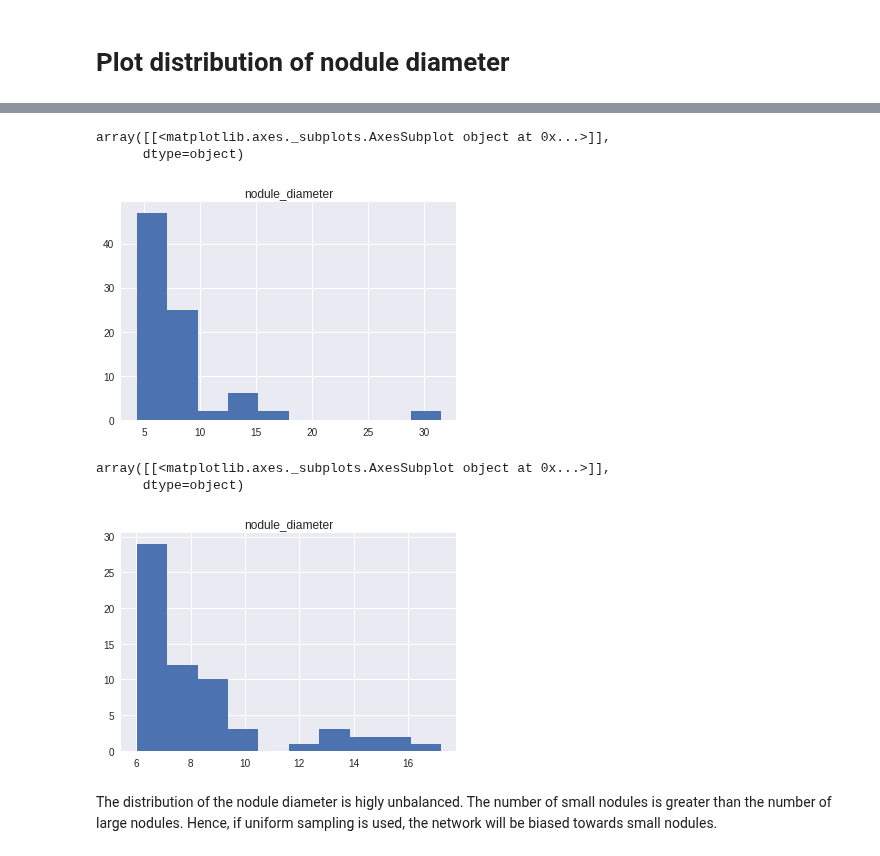
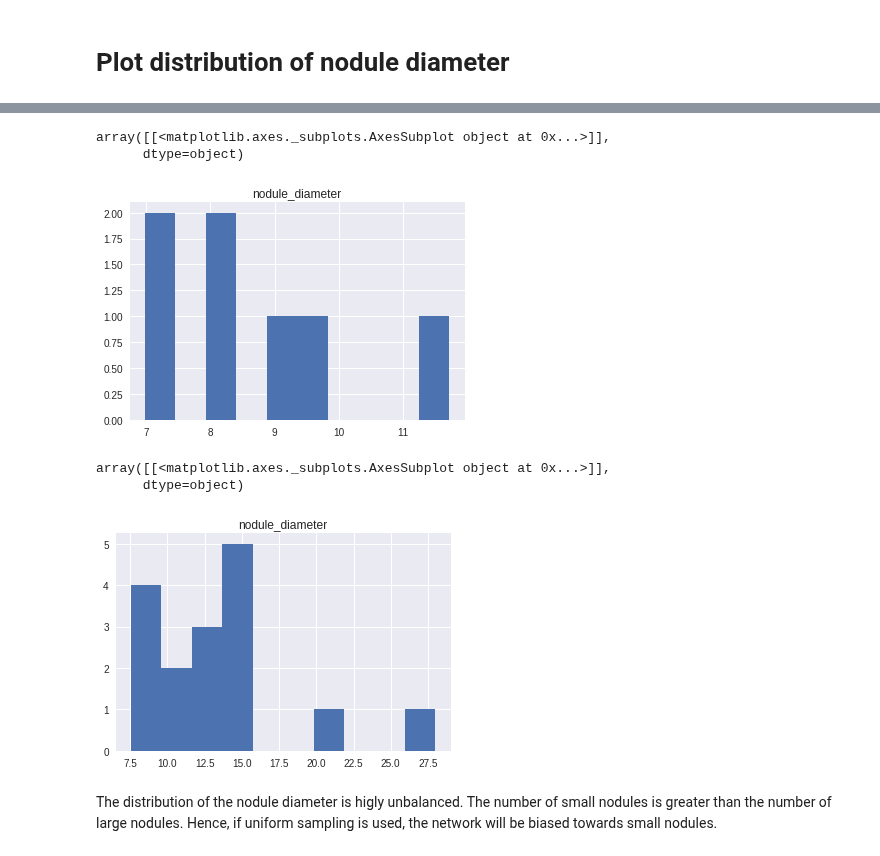
Before and after one commit to MariamQusai/DLToolboxImg, a Jupyter notebook: DL_003_filter_nodules_by_diameter.ipynb, the cells around one changed output, grey strips where cells are left out. Cells and saved outputs as stored; diff of their text form; code cells hidden in the pictures.

```diff
--- a/DL_003_filter_nodules_by_diameter.ipynb
+++ b/DL_003_filter_nodules_by_diameter.ipynb
@@ -211,0 +231,30 @@ df3.head()
+# %%
+#Repeat for validation set
+scans0=scans_valid
+filename = "drive/df2_ann_filter_valid.csv"
+#consider only annonations of diameter < 30mm  and greater than 6mm
+
+if False:
+
+    l=[q.annotations for q in scans0]
+    anns = [item for sublist in l for item in sublist]
+
+    columns=['ann_id','scan_id','nodule_diameter']
+
+    df=[]
+    for scan in scans0:
+        for a in scan.annotations:
+            row = [a.id,a.scan_id,a.diameter]
+            df.append(row)
+
+    df1=pd.DataFrame(df,columns=columns)
+    #keep nodules between 6mm and 30 mm
+    df2=df1[(df1.nodule_diameter<=30) & (df1.nodule_diameter>=6)]
+    df2.reset_index(inplace=True,drop=True)
+    df2.to_csv(filename)
+    df_valid=df2
+    print(f"df1.shape[0],df2.shape[0]:{df1.shape[0]},{df2.shape[0]}")
+else:
+    df_valid=pd.read_csv(filename,index_col=0)
+print(df_valid.shape[0])
+df_valid.head()
@@ -214,16 +315,16 @@ df3.head()
 # %%
-#look at the distribution of nodules before filtering
-df1.hist(column='nodule_diameter')
+#look at  the distribution of nodules after filtering
+df_valid.hist(column='nodule_diameter')
 # %% [output]
 array([[<matplotlib.axes._subplots.AxesSubplot object at 0x...>]],
       dtype=object)
-[figure, old version]
+[figure, new version]
 # %%
 #look at  the distribution of nodules after filtering
-df3.hist(column='nodule_diameter')
+df_test.hist(column='nodule_diameter')
 # %% [output]
 array([[<matplotlib.axes._subplots.AxesSubplot object at 0x...>]],
       dtype=object)
-[figure, old version]
+[figure, new version]
 # %% [markdown]
 The distribution of the nodule diameter is higly unbalanced. The number of small nodules is greater than the number of large nodules. Hence,  if uniform sampling is used, the network will be biased towards small nodules.
```
Also changed, not shown: parts of 14 cells of this notebook.
